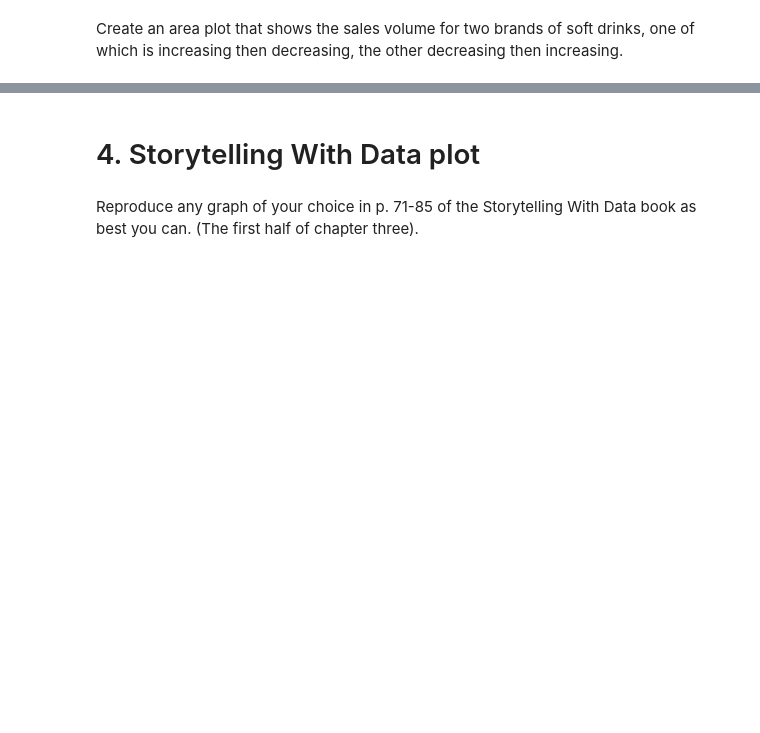
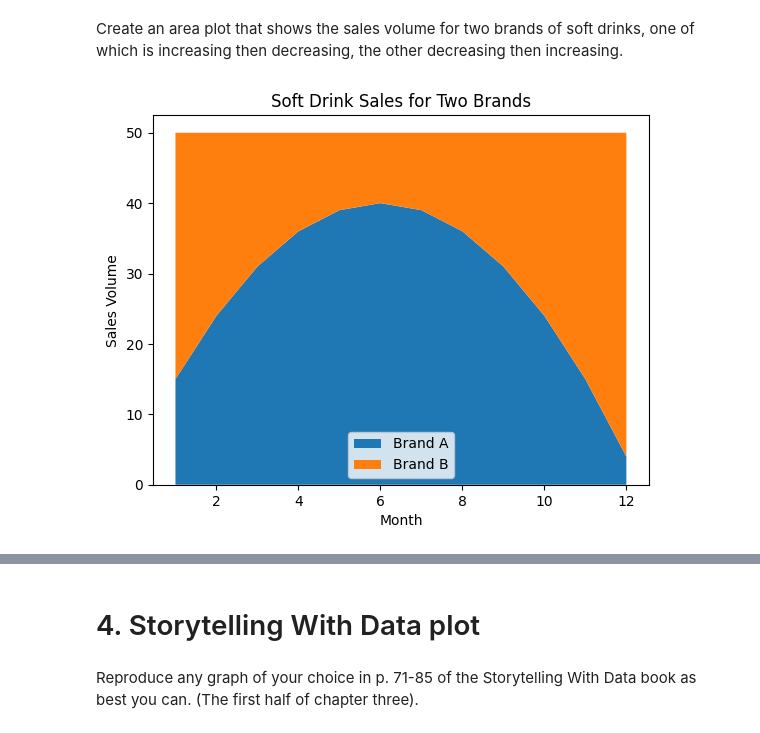
Before and after one commit to SalhaMo/Module-B-semester-2, a Jupyter notebook: Week5-concealed-answer.ipynb, the cells around one changed output, grey strips where cells are left out. Cells and saved outputs as stored; diff of their text form; code cells hidden in the pictures; blank space fills up the shorter version.

```diff
--- a/Week5-concealed-answer.ipynb
+++ b/Week5-concealed-answer.ipynb
@@ -266,2 +291,23 @@ Create a line plot that shows a sales volume of soft drinks that decreases, then
 # %% [markdown]
 Create an area plot that shows the sales volume for two brands of soft drinks, one of which is increasing then decreasing, the other decreasing then increasing.
+# %%
+# months of the year
+months = np.arange(1, 13)
+
+# Brand A: increases then decreases (inverted U)
+brand_A = -1*(months - 6)**2 + 40
+
+# Brand B: decreases then increases (U-shape)
+brand_B = (months - 6)**2 + 10
+
+# Area plot
+plt.stackplot(months, brand_A, brand_B, labels=["Brand A", "Brand B"])
+
+plt.xlabel("Month")
+plt.ylabel("Sales Volume")
+plt.title("Soft Drink Sales for Two Brands")
+plt.legend()
+
+plt.show()
+# %% [output]
+[figure, added]
```
Also changed, not shown: parts of 7 cells of this notebook.
